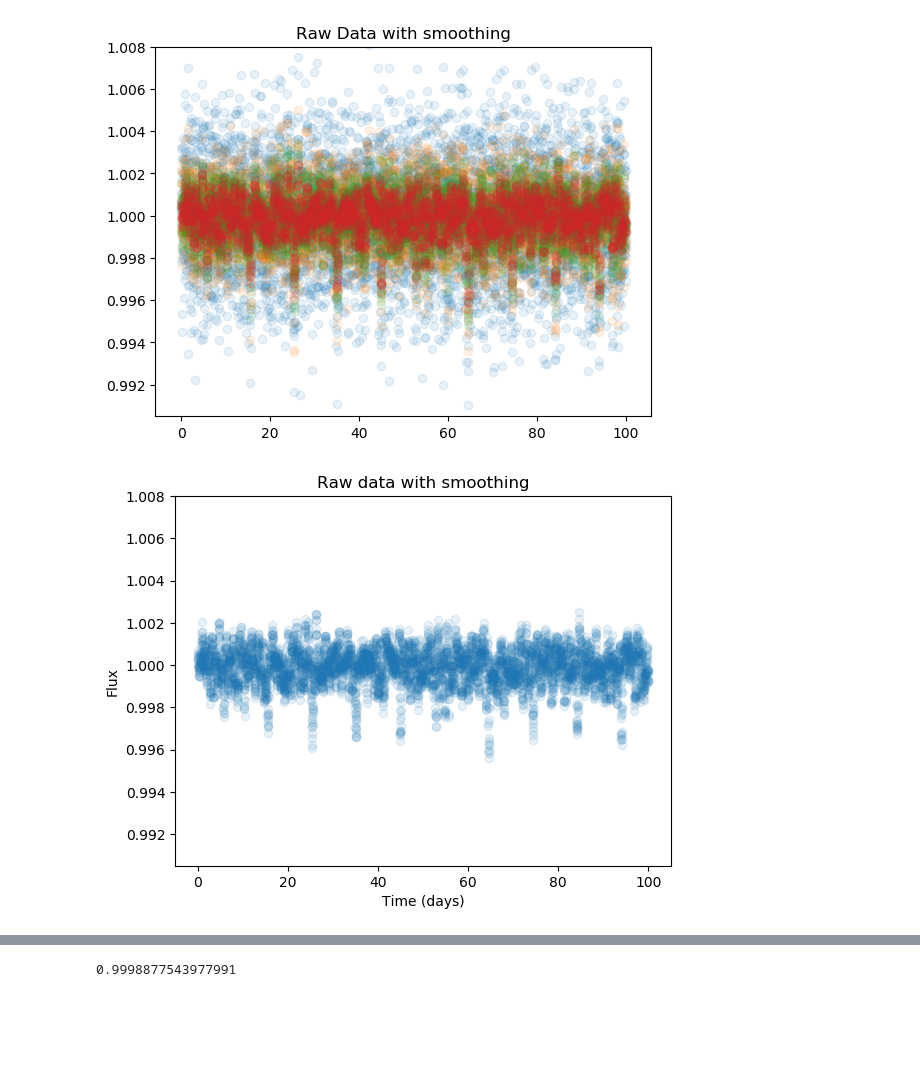
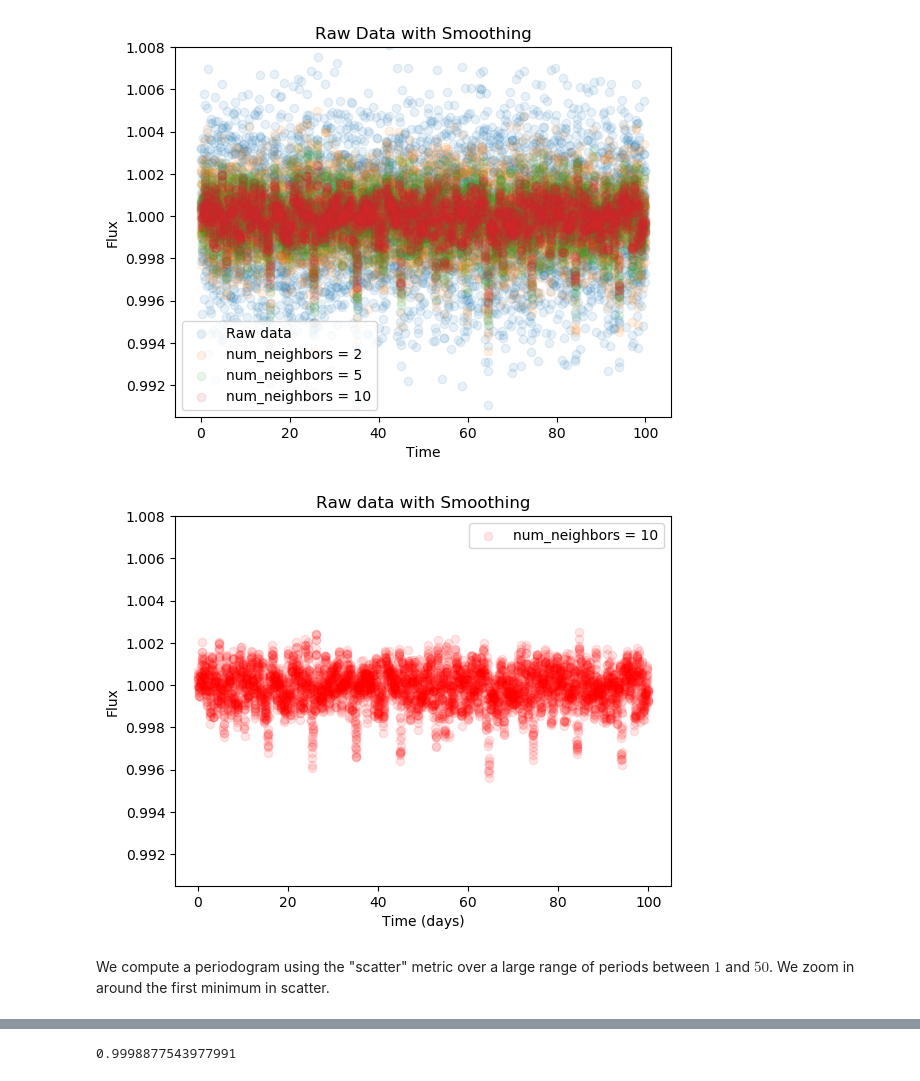
Before and after one commit to curriem/exoplanets_class, a Jupyter notebook: hw2/exoplanets_hw2.ipynb, the cells around one changed output, grey strips where cells are left out. Drawn from its saved outputs; the diff is of its cells as text; code cells hidden in the pictures; blank space fills up the shorter version.

```diff
--- a/hw2/exoplanets_hw2.ipynb
+++ b/hw2/exoplanets_hw2.ipynb
@@ -285,22 +286,28 @@ end;
 # %%
-scatter(time, flux, alpha=0.1)
-scatter(time, smooth(flux, num_neighbors=2), alpha=0.1)
-scatter(time, smooth(flux, num_neighbors=5), alpha=0.1)
-scatter(time, smooth(flux, num_neighbors=10), alpha=0.1)
+scatter(time, flux, alpha=0.1, label="Raw data")
+scatter(time, smooth(flux, num_neighbors=2), alpha=0.1, label="num_neighbors = 2")
+scatter(time, smooth(flux, num_neighbors=5), alpha=0.1, label="num_neighbors = 5")
+scatter(time, smooth(flux, num_neighbors=10), alpha=0.1, label="num_neighbors = 10")
 ylim([0.9905, 1.008])
-title("Raw Data with smoothing")
+title("Raw Data with Smoothing")
+xlabel("Time")
+ylabel("Flux")
+legend()
 show()
 # %% [output]
-[figure, old version]
+[figure, new version]
 # %%
-scatter(time, smooth(flux, num_neighbors=10), alpha=0.1)
+scatter(time, smooth(flux, num_neighbors=10), alpha=0.1, color="red", label="num_neighbors = 10")
 ylim([0.9905, 1.008])
-title("Raw data with smoothing")
+title("Raw data with Smoothing")
 xlabel("Time (days)")
 ylabel("Flux")
+legend()
 show()
 # %% [output]
-[figure, old version]
+[figure, new version]
+# %% [markdown]
+We compute a periodogram using the "scatter" metric over a large range of periods between $1$ and $50$. We zoom in around the first minimum in scatter.
 # %%
 Ps = collect(range(1, stop=50, length=1000))
 scatters = periodogram(smooth(flux, num_neighbors=10), time, Ps)
```
Also changed, not shown: parts of 83 cells of this notebook.
